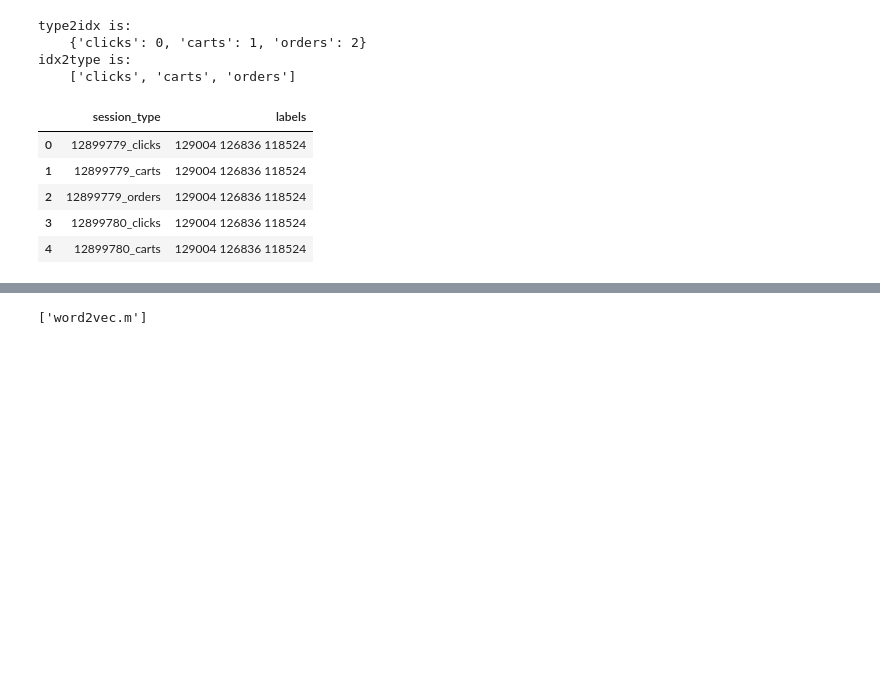
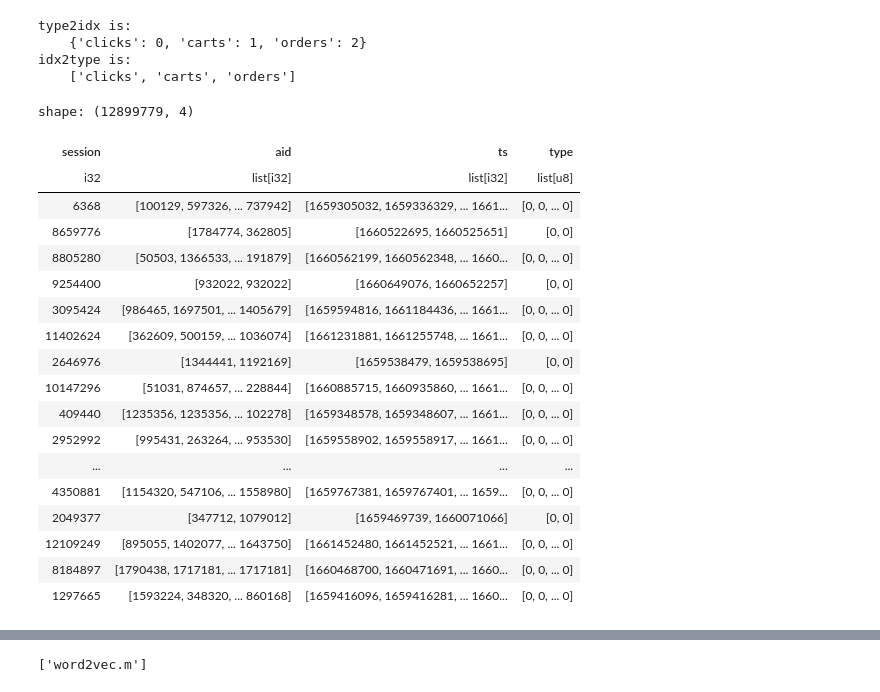
Before and after one commit to Kaggle-Competitions-Code/otto-recommender-system, a Jupyter notebook: notebook/core.ipynb, the cells around one changed output, grey strips where cells are left out. Cells and saved outputs as stored; diff of their text form; code cells hidden in the pictures; blank space fills up the shorter version.

```diff
--- a/notebook/core.ipynb
+++ b/notebook/core.ipynb
@@ -75,13 +74,31 @@ df_sample_submission = pd.read_csv(sample_submission_path)
-# %%
-df_sample_submission.head()
-# %% [output]
-|  | session_type | labels |
-| 0 | 12899779_clicks | 129004 126836 118524 |
-| 1 | 12899779_carts | 129004 126836 118524 |
-| 2 | 12899779_orders | 129004 126836 118524 |
-| 3 | 12899780_clicks | 129004 126836 118524 |
-| 4 | 12899780_carts | 129004 126836 118524 |
 # %%
 df_sentences = pl.concat([train_data, test_data]).groupby('session').agg(
     pl.col('aid').alias('sentence')
 )
+# %%
+df_train_group = train_data.groupby("session").agg(
+    (pl.col("aid"),
+    pl.col("ts"),
+    pl.col("type"))
+)
+df_train_group
+# %% [output]
+shape: (12899779, 4)
+| session | aid | ts | type |
+| i32 | list[i32] | list[i32] | list[u8] |
+| 6368 | [100129, 597326, ... 737942] | [1659305032, 1659336329, ... 1661... | [0, 0, ... 0] |
+| 8659776 | [1784774, 362805] | [1660522695, 1660525651] | [0, 0] |
+| 8805280 | [50503, 1366533, ... 191879] | [1660562199, 1660562348, ... 1660... | [0, 0, ... 0] |
+| 9254400 | [932022, 932022] | [1660649076, 1660652257] | [0, 0] |
+| 3095424 | [986465, 1697501, ... 1405679] | [1659594816, 1661184436, ... 1661... | [0, 0, ... 0] |
+| 11402624 | [362609, 500159, ... 1036074] | [1661231881, 1661255748, ... 1661... | [0, 0, ... 0] |
+| 2646976 | [1344441, 1192169] | [1659538479, 1659538695] | [0, 0] |
+| 10147296 | [51031, 874657, ... 228844] | [1660885715, 1660935860, ... 1661... | [0, 0, ... 0] |
+| 409440 | [1235356, 1235356, ... 102278] | [1659348578, 1659348607, ... 1661... | [0, 0, ... 0] |
+| 2952992 | [995431, 263264, ... 953530] | [1659558902, 1659558917, ... 1661... | [0, 0, ... 0] |
+| ... | ... | ... | ... |
+| 4350881 | [1154320, 547106, ... 1558980] | [1659767381, 1659767401, ... 1659... | [0, 0, ... 0] |
+| 2049377 | [347712, 1079012] | [1659469739, 1660071066] | [0, 0] |
+| 12109249 | [895055, 1402077, ... 1643750] | [1661452480, 1661452521, ... 1661... | [0, 0, ... 0] |
+| 8184897 | [1790438, 1717181, ... 1717181] | [1660468700, 1660471691, ... 1660... | [0, 0, ... 0] |
+| 1297665 | [1593224, 348320, ... 860168] | [1659416096, 1659416281, ... 1660... | [0, 0, ... 0] |
```
Also changed, not shown: parts of 13 cells of this notebook, 2 other files.
